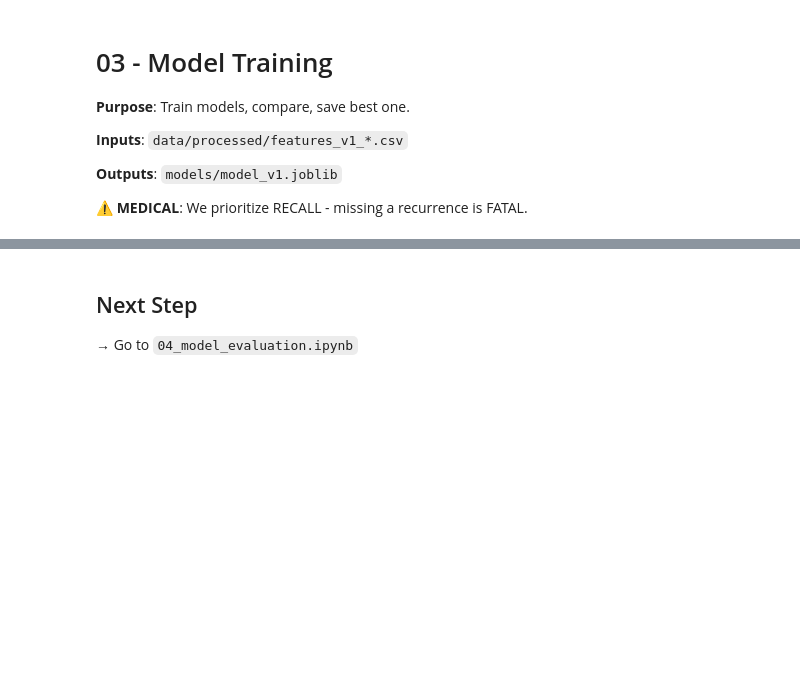
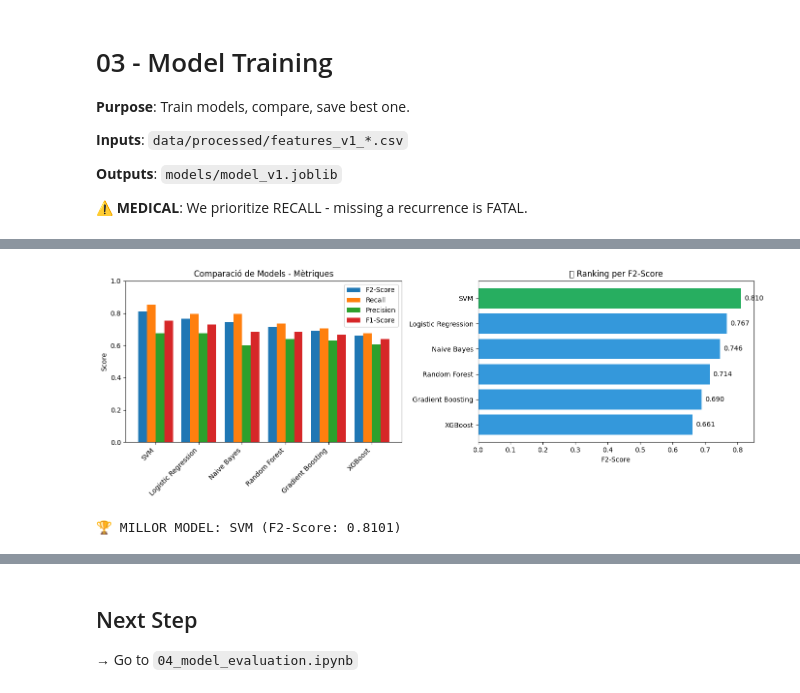
Before and after one commit to joelmarquez05/bitsXlamarato-2025-endorisk, a Jupyter notebook: notebooks/03_model_training.ipynb, the cells around one changed output, grey strips where cells are left out. Saved outputs shown, nothing was run; the diff lists cells and outputs as text; code cells hidden in the pictures; blank space fills up the shorter version.

```diff
--- a/notebooks/03_model_training.ipynb
+++ b/notebooks/03_model_training.ipynb
@@ -336,0 +261,14 @@ if importances is not None:
+# %%
+# Preparem les dades amb les features finals
+X_final = X[FINAL_FEATURES]
+
+# Escalar les dades
+scaler = StandardScaler()
+X_scaled = scaler.fit_transform(X_final)
+X_scaled = pd.DataFrame(X_scaled, columns=FINAL_FEATURES)
+
+print(f"📊 Dades finals: {X_scaled.shape}")
+print(f"🎯 Target: {y.shape}")
+print(f"\n📋 Features Finals:")
+for i, f in enumerate(FINAL_FEATURES, 1):
+    print(f"   {i}. {f}")
@@ -336,0 +405,39 @@ if importances is not None:
+# %%
+# Visualització de resultats
+fig, axes = plt.subplots(1, 2, figsize=(14, 5))
+
+# Gràfic 1: Comparació de mètriques
+metrics_to_plot = ['F2-Score', 'Recall', 'Precision', 'F1-Score']
+x = np.arange(len(results_df))
+width = 0.2
+
+for i, metric in enumerate(metrics_to_plot):
+    axes[0].bar(x + i*width, results_df[metric], width, label=metric)
+
+axes[0].set_xticks(x + width * 1.5)
+axes[0].set_xticklabels(results_df['Model'], rotation=45, ha='right')
+axes[0].set_ylabel('Score')
+axes[0].set_title('Comparació de Models - Mètriques')
+axes[0].legend()
+axes[0].set_ylim(0, 1)
+
+# Gràfic 2: F2-Score ranking
+colors = ['#27ae60' if i == 0 else '#3498db' for i in range(len(results_df))]
+axes[1].barh(results_df['Model'], results_df['F2-Score'], color=colors)
+axes[1].set_xlabel('F2-Score')
+axes[1].set_title('🏆 Ranking per F2-Score')
+axes[1].invert_yaxis()
+
+for i, v in enumerate(results_df['F2-Score']):
+    axes[1].text(v + 0.01, i, f'{v:.3f}', va='center')
+
+plt.tight_layout()
+plt.show()
+
+# Millor model
+best_model_name = results_df.iloc[0]['Model']
+best_f2 = results_df.iloc[0]['F2-Score']
+print(f"\n🏆 MILLOR MODEL: {best_model_name} (F2-Score: {best_f2:.4f})")
+# %% [output]
+[figure, added]
+🏆 MILLOR MODEL: SVM (F2-Score: 0.8101)
```
Also changed, not shown: parts of 22 cells of this notebook, 4 other files.
